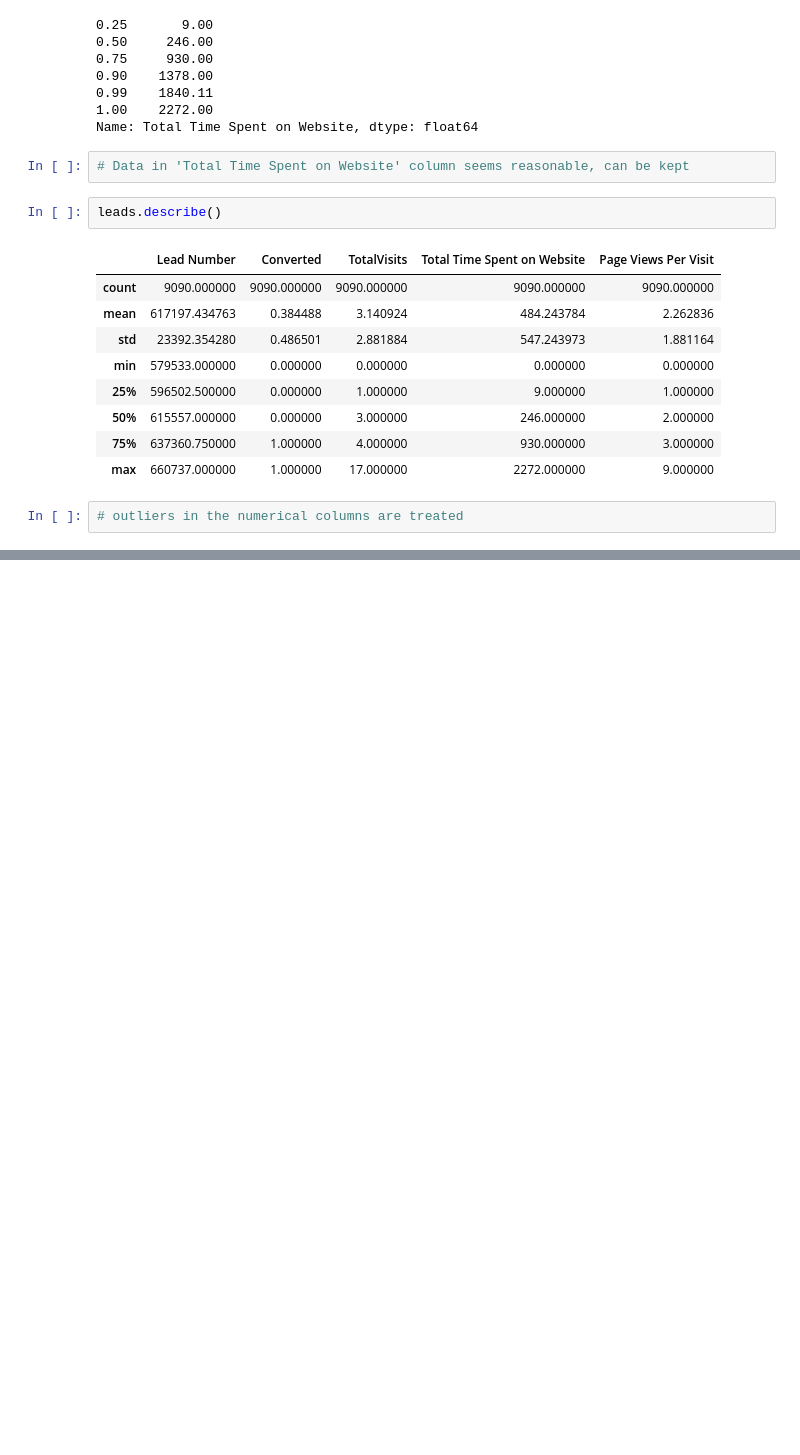
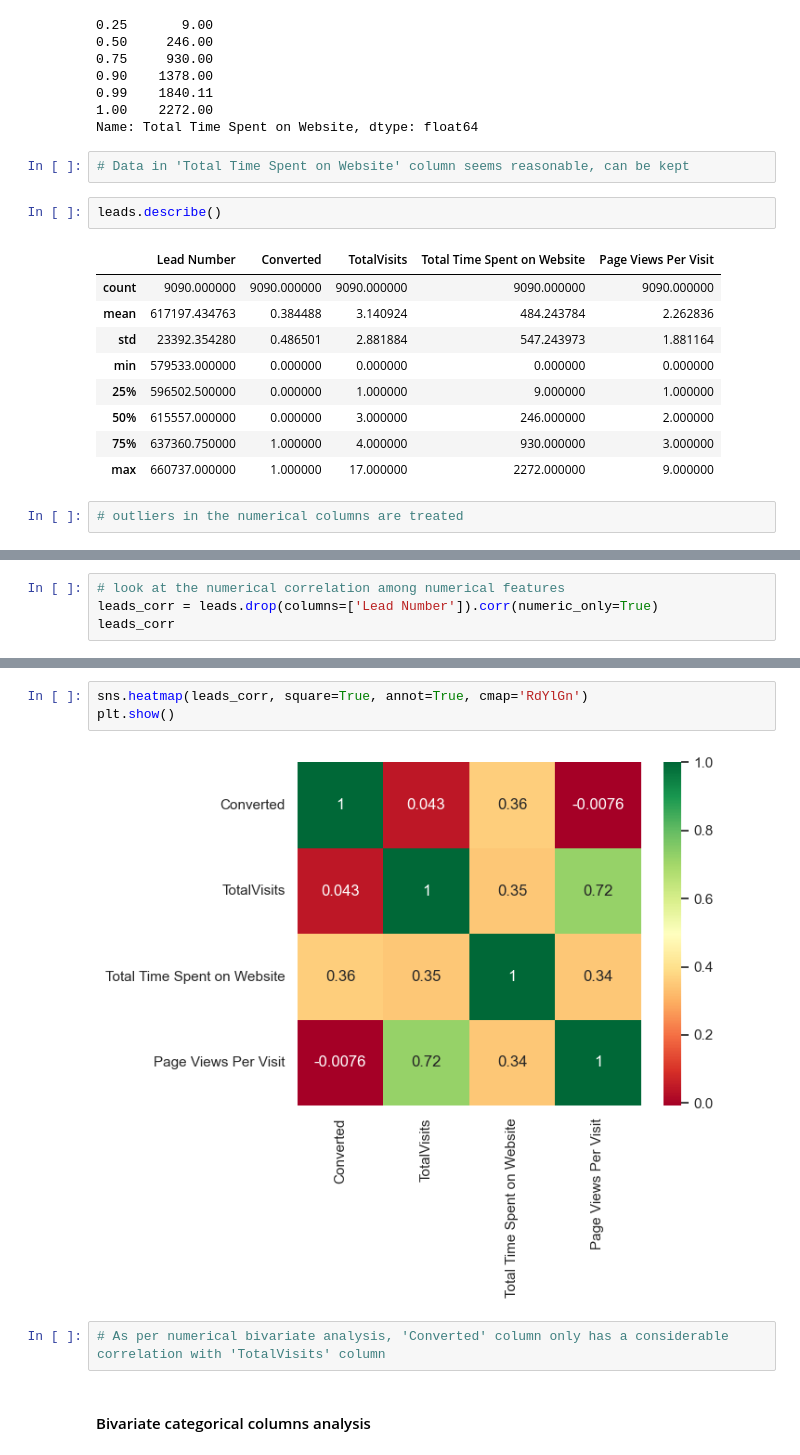
Before and after one commit to MalhotraUmang/UpGrad_Case_Study_Lead_Scoring, a Jupyter notebook: eda.ipynb, the cells around one changed output, grey strips where cells are left out. Drawn from its saved outputs; the diff is of its cells as text; blank space fills up the shorter version.

Commit message:
eda python file updated with univariate and bivariate analyses

```diff
--- a/eda.ipynb
+++ b/eda.ipynb
@@ -624,0 +891,4 @@ leads.describe()
+# %%
+# look at the numerical correlation among numerical features
+leads_corr = leads.drop(columns=['Lead Number']).corr(numeric_only=True)
+leads_corr
@@ -624,0 +901,9 @@ leads.describe()
+# %%
+sns.heatmap(leads_corr, square=True, annot=True, cmap='RdYlGn')
+plt.show()
+# %% [output]
+[figure, added]
+# %%
+# As per numerical bivariate analysis, 'Converted' column only has a considerable correlation with 'TotalVisits' column
+# %% [markdown]
+#### Bivariate categorical columns analysis
```
Also changed, not shown: parts of 34 cells of this notebook.
